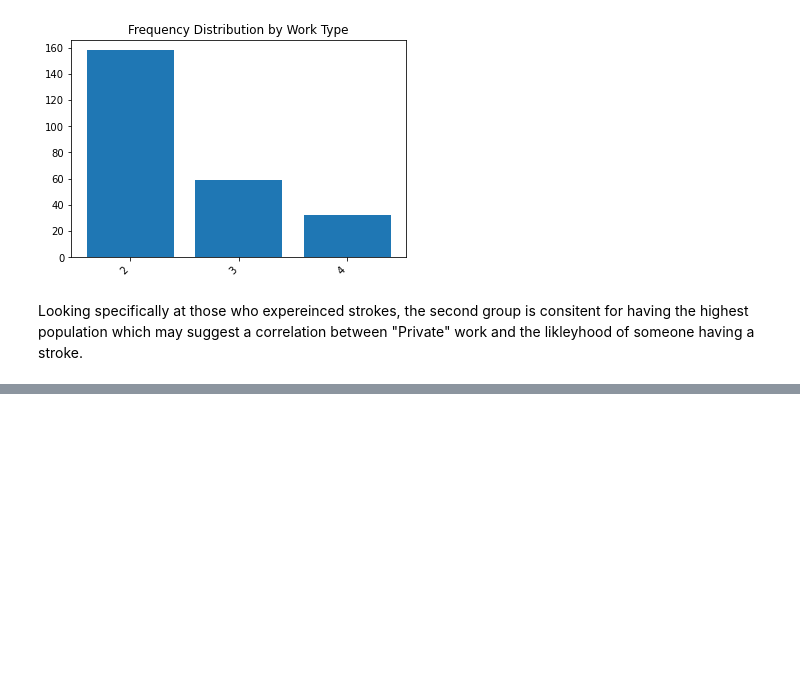
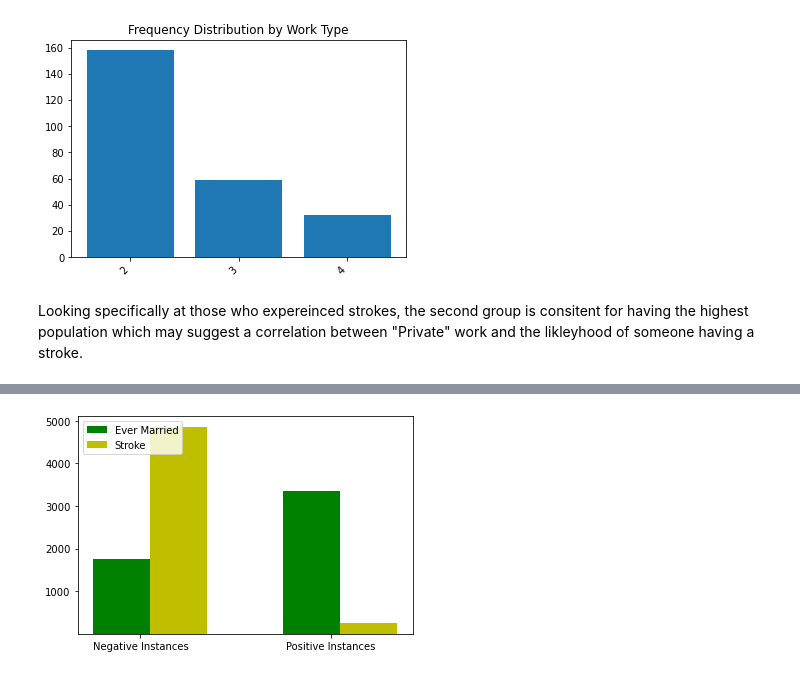
Before and after one commit to stoll2882/Stroke-Data-Analysis-CPSC322, a Jupyter notebook: data_distrubutions.ipynb, the cells around one changed output, grey strips where cells are left out. Drawn from its saved outputs; the diff is of its cells as text; code cells hidden in the pictures; blank space fills up the shorter version.

```diff
--- a/data_distrubutions.ipynb
+++ b/data_distrubutions.ipynb
@@ -99,0 +152,21 @@ Looking specifically at those who expereinced strokes, the second group is consi
+# %%
+plt.figure()
+xs1 = [1757, 3353]
+xs2 = [4861, 249]
+ax = plt.gca()
+
+r1 = ax.bar([1, 2], xs1, 0.3, color="g")
+r2 = ax.bar([1.3, 2.3,], xs2, 0.3, color="y")
+
+# set tick locations
+ax.set_xticks([1.1, 2.1])
+ax.set_yticks([1000, 2000, 3000, 4000, 5000])
+
+# set x value labels
+ax.set_xticklabels(["Negative Instances", "Positive Instances"])
+
+# create a legend
+ax.legend((r1[0], r2[0]), ("Ever Married", "Stroke"), loc=2)
+plt.show()
+# %% [output]
+[figure, added]
```
Also changed, not shown: parts of 9 cells of this notebook, 1 other file.
